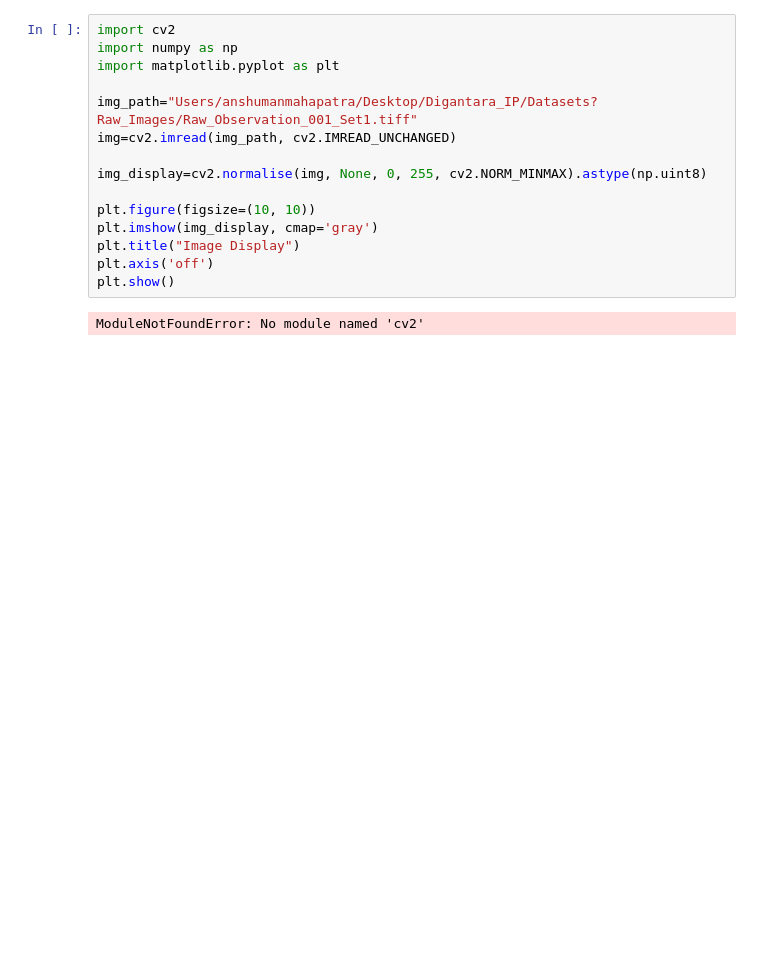
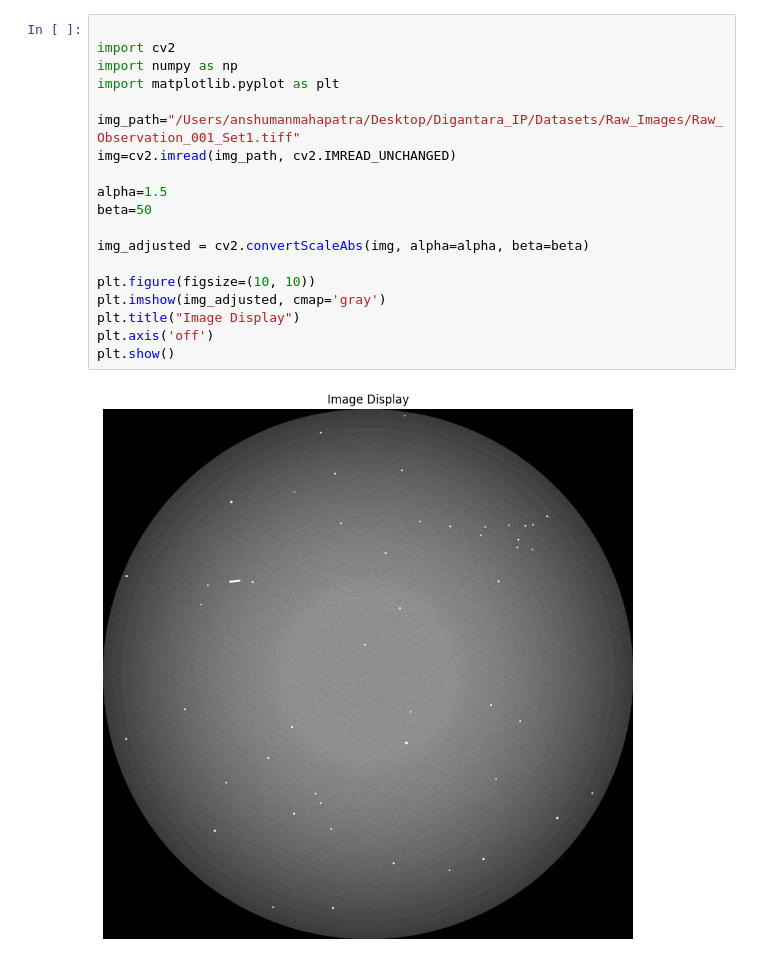
Before and after one commit to TitaniumSV5/Digantara_IP, a Jupyter notebook: image_view.ipynb, the cells around one changed output. Cells and saved outputs as stored; diff of their text form; blank space fills up the shorter version.

```diff
--- a/image_view.ipynb
+++ b/image_view.ipynb
@@ -1,17 +1,21 @@
 # %%
+
 import cv2
 import numpy as np
 import matplotlib.pyplot as plt
 
-img_path="Users/anshumanmahapatra/Desktop/Digantara_IP/Datasets?Raw_Images/Raw_Observation_001_Set1.tiff"
+img_path="/Users/anshumanmahapatra/Desktop/Digantara_IP/Datasets/Raw_Images/Raw_Observation_001_Set1.tiff"
 img=cv2.imread(img_path, cv2.IMREAD_UNCHANGED)
 
-img_display=cv2.normalise(img, None, 0, 255, cv2.NORM_MINMAX).astype(np.uint8)
+alpha=1.5
+beta=50
+
+img_adjusted = cv2.convertScaleAbs(img, alpha=alpha, beta=beta)
 
 plt.figure(figsize=(10, 10))
-plt.imshow(img_display, cmap='gray')
+plt.imshow(img_adjusted, cmap='gray')
 plt.title("Image Display")
 plt.axis('off')
 plt.show()
 # %% [output]
-ModuleNotFoundError: No module named 'cv2'
+[figure, added]
```
Also changed, not shown: 2 other files.
